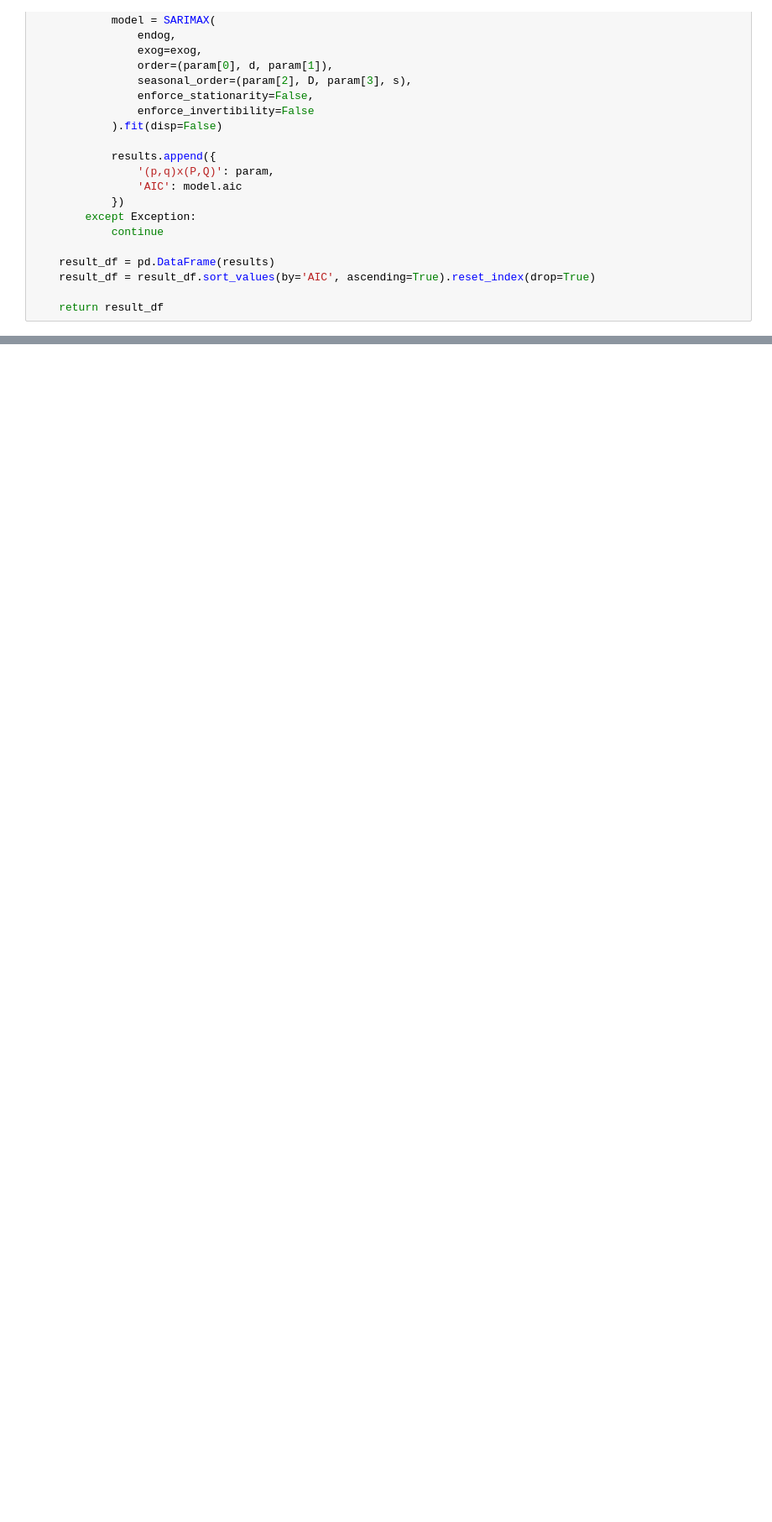
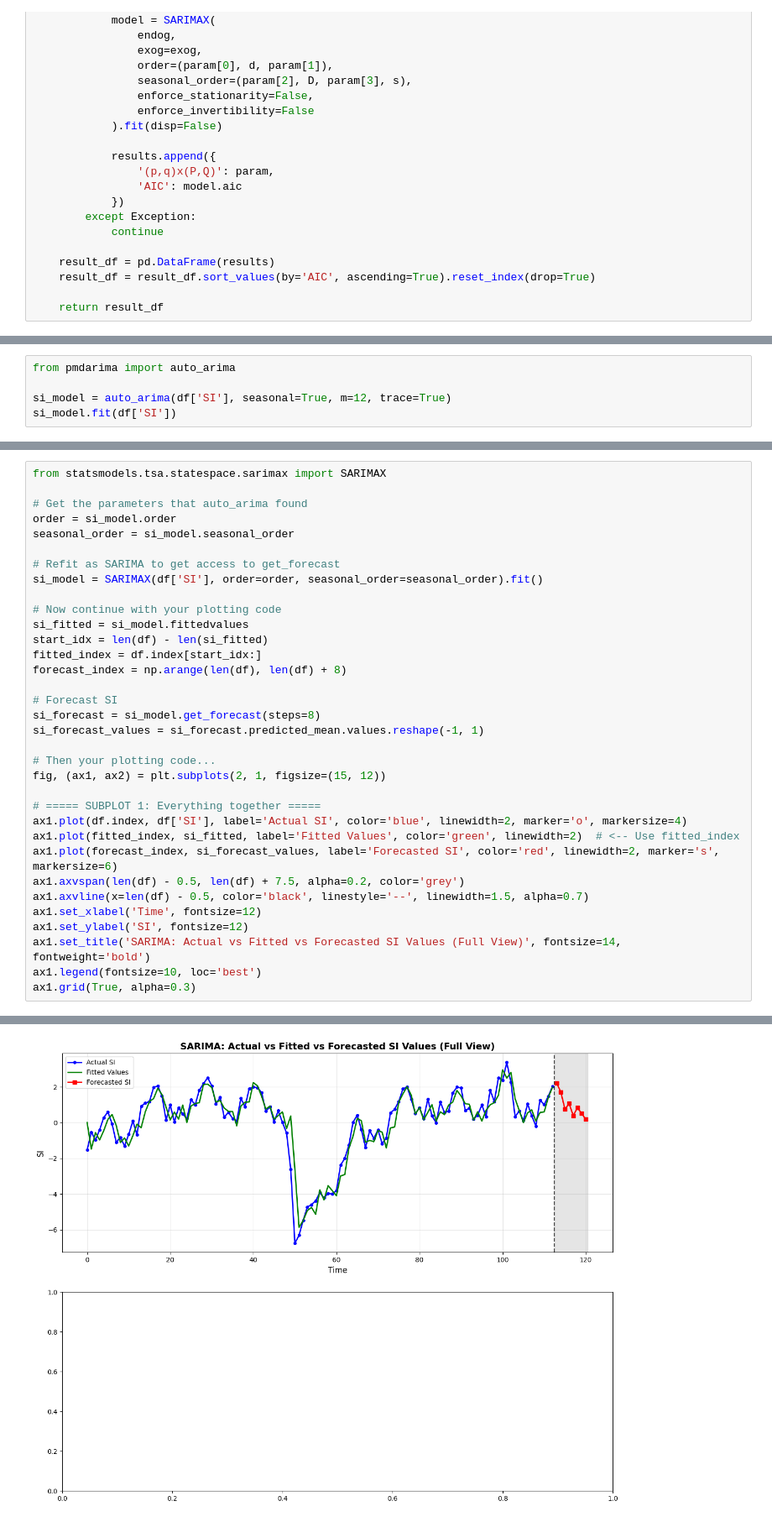
Before and after one commit to ArulNanda787/aviationstockprice, a Jupyter notebook: anchor.ipynb, the cells around one changed output, grey strips where cells are left out. Shown: that part at 84% size. Saved outputs shown, nothing was run; the diff lists cells and outputs as text; blank space fills up the shorter version.

```diff
--- a/anchor.ipynb
+++ b/anchor.ipynb
@@ -382,0 +365,5 @@ plt.show()
+# %%
+from pmdarima import auto_arima
+
+si_model = auto_arima(df['SI'], seasonal=True, m=12, trace=True)
+si_model.fit(df['SI'])
@@ -382,0 +394,35 @@ plt.show()
+# %%
+from statsmodels.tsa.statespace.sarimax import SARIMAX
+
+# Get the parameters that auto_arima found
+order = si_model.order
+seasonal_order = si_model.seasonal_order
+
+# Refit as SARIMA to get access to get_forecast
+si_model = SARIMAX(df['SI'], order=order, seasonal_order=seasonal_order).fit()
+
+# Now continue with your plotting code
+si_fitted = si_model.fittedvalues
+start_idx = len(df) - len(si_fitted)
+fitted_index = df.index[start_idx:]
+forecast_index = np.arange(len(df), len(df) + 8)
+
+# Forecast SI
+si_forecast = si_model.get_forecast(steps=8)
+si_forecast_values = si_forecast.predicted_mean.values.reshape(-1, 1)
+
+# Then your plotting code...
+fig, (ax1, ax2) = plt.subplots(2, 1, figsize=(15, 12))
+
+# ===== SUBPLOT 1: Everything together =====
+ax1.plot(df.index, df['SI'], label='Actual SI', color='blue', linewidth=2, marker='o', markersize=4)
+ax1.plot(fitted_index, si_fitted, label='Fitted Values', color='green', linewidth=2)  # <-- Use fitted_index
+ax1.plot(forecast_index, si_forecast_values, label='Forecasted SI', color='red', linewidth=2, marker='s', markersize=6)
+ax1.axvspan(len(df) - 0.5, len(df) + 7.5, alpha=0.2, color='grey')
+ax1.axvline(x=len(df) - 0.5, color='black', linestyle='--', linewidth=1.5, alpha=0.7)
+ax1.set_xlabel('Time', fontsize=12)
+ax1.set_ylabel('SI', fontsize=12)
+ax1.set_title('SARIMA: Actual vs Fitted vs Forecasted SI Values (Full View)', fontsize=14, fontweight='bold')
+ax1.legend(fontsize=10, loc='best')
+ax1.grid(True, alpha=0.3)
+# %% [output]
@@ -383 +447,2 @@ plt.show()
+[figure, added]
 # %%
```
Also changed, not shown: parts of 12 cells of this notebook.
